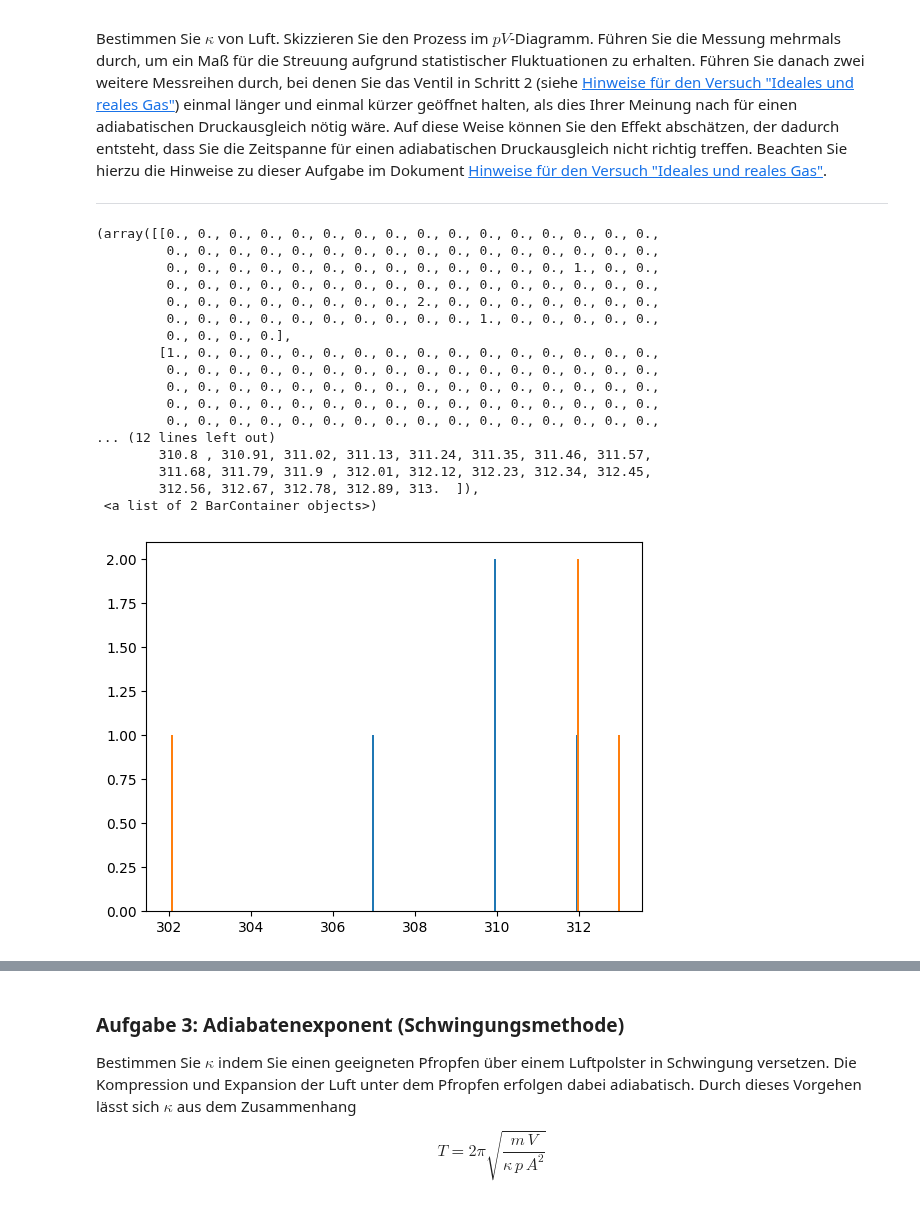
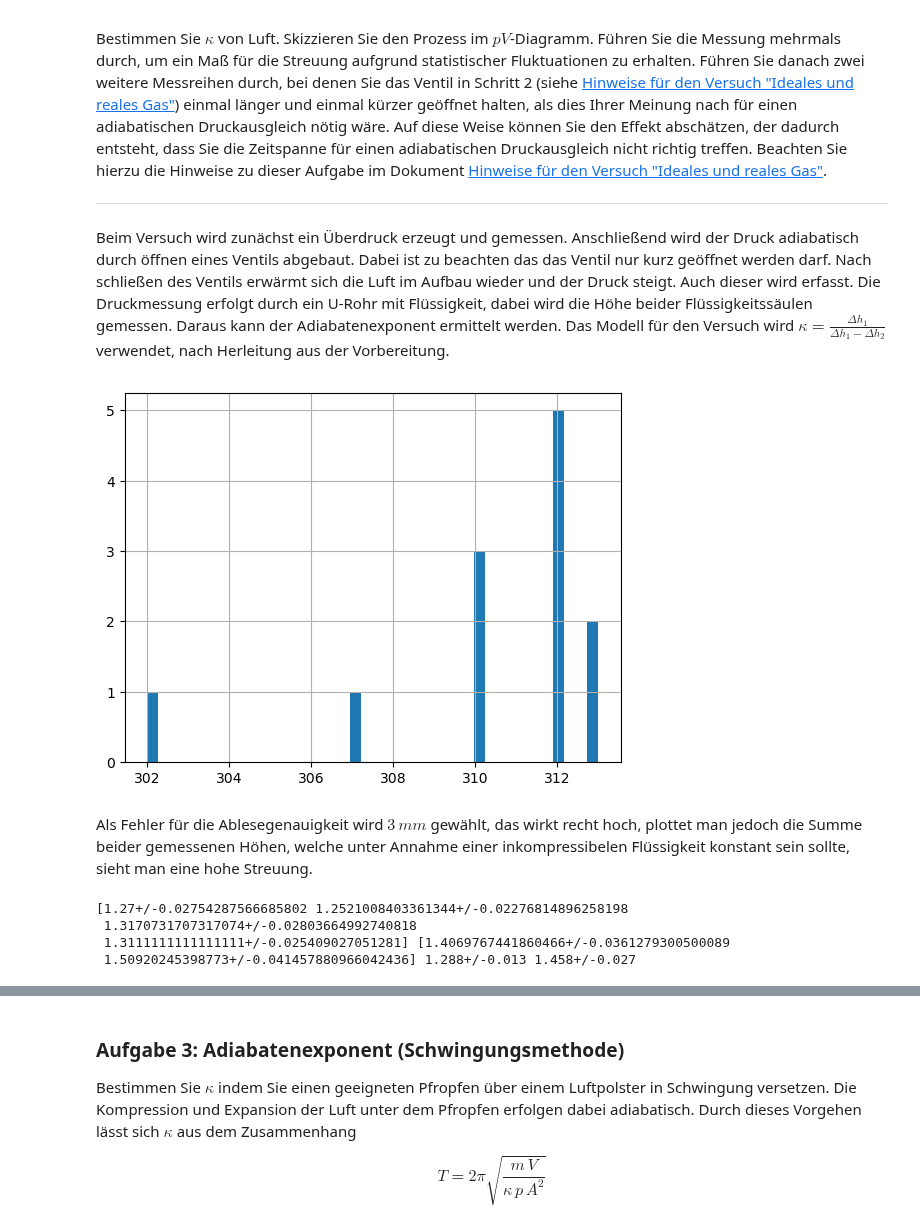
Before and after one commit to HerbertderGrosse/P2-sose-2024, a Jupyter notebook: Ideales_und_reales_Gas/Ideales_und_reales_Gas.ipynb, the cells around one changed output, grey strips where cells are left out. Saved outputs shown, nothing was run; the diff lists cells and outputs as text; code cells hidden in the pictures.

```diff
--- a/Ideales_und_reales_Gas/Ideales_und_reales_Gas.ipynb
+++ b/Ideales_und_reales_Gas/Ideales_und_reales_Gas.ipynb
@@ -174,29 +174,31 @@ warm = np.array([[180.4,413.55],[179.9,407.25],[180.7,413.25],[183.3,410.55]])
 Bestimmen Sie $\kappa$ von Luft. Skizzieren Sie den Prozess im $pV$-Diagramm. Führen Sie die Messung mehrmals durch, um ein Maß für die Streuung aufgrund statistischer Fluktuationen zu erhalten. Führen Sie danach zwei weitere Messreihen durch, bei denen Sie das Ventil in Schritt 2 (siehe [Hinweise für den Versuch "Ideales und reales Gas"](https://git.scc.kit.edu/etp-lehre/p2-for-students/-/blob/main/Ideales_und_reales_Gas/README.md)) einmal länger und einmal kürzer geöffnet halten, als dies Ihrer Meinung nach für einen adiabatischen Druckausgleich nötig wäre. Auf diese Weise können Sie den Effekt abschätzen, der dadurch entsteht, dass Sie die Zeitspanne für einen adiabatischen Druckausgleich nicht richtig treffen. Beachten Sie hierzu die Hinweise zu dieser Aufgabe im Dokument [Hinweise für den Versuch "Ideales und reales Gas"](https://git.scc.kit.edu/etp-lehre/p2-for-students/-/blob/main/Ideales_und_reales_Gas/README.md).
 
 ---
+# %% [markdown]
+Beim Versuch wird zunächst ein Überdruck erzeugt und gemessen. Anschließend wird der Druck adiabatisch durch öffnen eines Ventils abgebaut. Dabei ist zu beachten das das Ventil nur kurz geöffnet werden darf. Nach schließen des Ventils erwärmt sich die Luft im Aufbau wieder und der Druck steigt. Auch dieser wird erfasst. Die Druckmessung erfolgt durch ein U-Rohr mit Flüssigkeit, dabei  wird die Höhe beider Flüssigkeitssäulen gemessen. Daraus kann der Adiabatenexponent ermittelt werden. Das Modell für den Versuch wird $\kappa = \frac{\Delta h_1}{\Delta h_1- \Delta h_2}$ verwendet, nach Herleitung aus der Vorbereitung.
 # %%
 import numpy as np
+import kafe2
+from uncertainties import unumpy
 import matplotlib.pyplot as plt
 
-measurements = np.array([[[28, 282], [129, 183]], [[7, 305], [121,181]], [[20, 290], [124, 189]], [[6,301 ], [121, 191]]])
-fehlerhaft = np.array([[[35, 277], [121, 191]], [[32, 278], [115, 198]]])
-plt.hist(measurements[:,:,1]+measurements[:,:,0],bins=100)
+measurements = unumpy.uarray([[[28, 282], [129, 183]], [[7, 305], [121,181]], [[20, 290], [124, 189]], [[6,301 ], [121, 191]]],3)
+fehlerhaft = unumpy.uarray([[[35, 277], [121, 191]], [[32, 278], [115, 198]]],3)
+plt.hist(np.append(unumpy.nominal_values(measurements[:,:,1]+measurements[:,:,0]),unumpy.nominal_values(fehlerhaft[:,:,1]+fehlerhaft[:,:,0])),bins=40);
+plt.grid(1)
 # %% [output]
-(array([[0., 0., 0., 0., 0., 0., 0., 0., 0., 0., 0., 0., 0., 0., 0., 0.,
-         0., 0., 0., 0., 0., 0., 0., 0., 0., 0., 0., 0., 0., 0., 0., 0.,
-         0., 0., 0., 0., 0., 0., 0., 0., 0., 0., 0., 0., 0., 1., 0., 0.,
-         0., 0., 0., 0., 0., 0., 0., 0., 0., 0., 0., 0., 0., 0., 0., 0.,
-         0., 0., 0., 0., 0., 0., 0., 0., 2., 0., 0., 0., 0., 0., 0., 0.,
-         0., 0., 0., 0., 0., 0., 0., 0., 0., 0., 1., 0., 0., 0., 0., 0.,
-         0., 0., 0., 0.],
-        [1., 0., 0., 0., 0., 0., 0., 0., 0., 0., 0., 0., 0., 0., 0., 0.,
-         0., 0., 0., 0., 0., 0., 0., 0., 0., 0., 0., 0., 0., 0., 0., 0.,
-         0., 0., 0., 0., 0., 0., 0., 0., 0., 0., 0., 0., 0., 0., 0., 0.,
-         0., 0., 0., 0., 0., 0., 0., 0., 0., 0., 0., 0., 0., 0., 0., 0.,
-         0., 0., 0., 0., 0., 0., 0., 0., 0., 0., 0., 0., 0., 0., 0., 0.,
-... (12 lines left out)
-        310.8 , 310.91, 311.02, 311.13, 311.24, 311.35, 311.46, 311.57,
-        311.68, 311.79, 311.9 , 312.01, 312.12, 312.23, 312.34, 312.45,
-        312.56, 312.67, 312.78, 312.89, 313.  ]),
- <a list of 2 BarContainer objects>)
-[figure, old version]
+[figure, new version]
+# %% [markdown]
+Als Fehler für die Ablesegenauigkeit wird $3\,mm$ gewählt, das wirkt recht hoch, plottet man jedoch die Summe beider gemessenen Höhen, welche unter Annahme einer inkompressibelen Flüssigkeit konstant sein sollte, sieht man eine hohe Streuung.
+# %%
+
+def kappa(h1,h2):
+    return h1/(h1-h2)
+res = kappa(measurements[:,0,1]-measurements[:,0,0],measurements[:,1,1]-measurements[:,1,0])
+res2= (kappa(fehlerhaft[:,0,1] - fehlerhaft[:,0,0], fehlerhaft[:,1,1] - fehlerhaft[:,1,0]))
+print(res,res2,np.mean(res),np.mean(res2))
+# %% [output]
+[1.27+/-0.02754287566685802 1.2521008403361344+/-0.02276814896258198
+ 1.3170731707317074+/-0.02803664992740818
+ 1.3111111111111111+/-0.025409027051281] [1.4069767441860466+/-0.0361279300500089
+ 1.50920245398773+/-0.041457880966042436] 1.288+/-0.013 1.458+/-0.027
```
Also changed, not shown: parts of 3 cells of this notebook.
